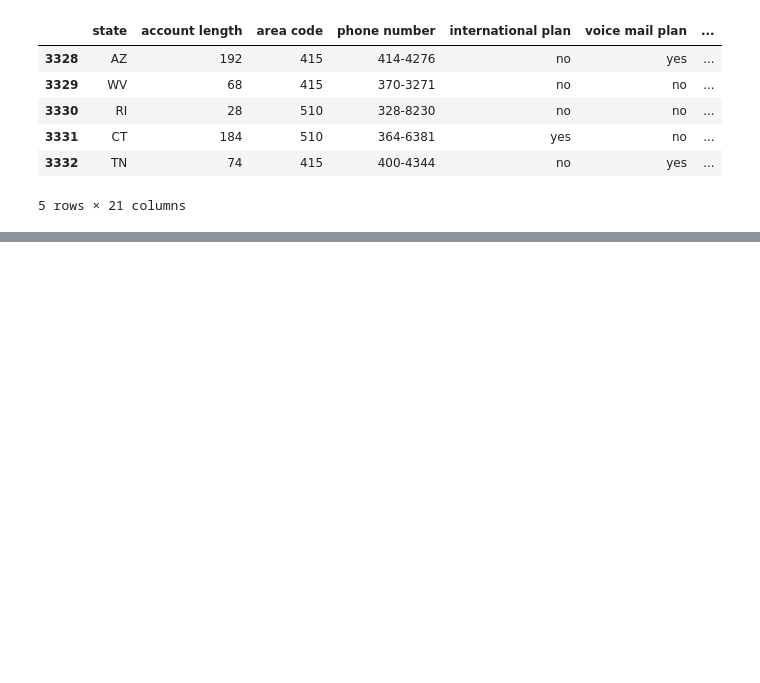
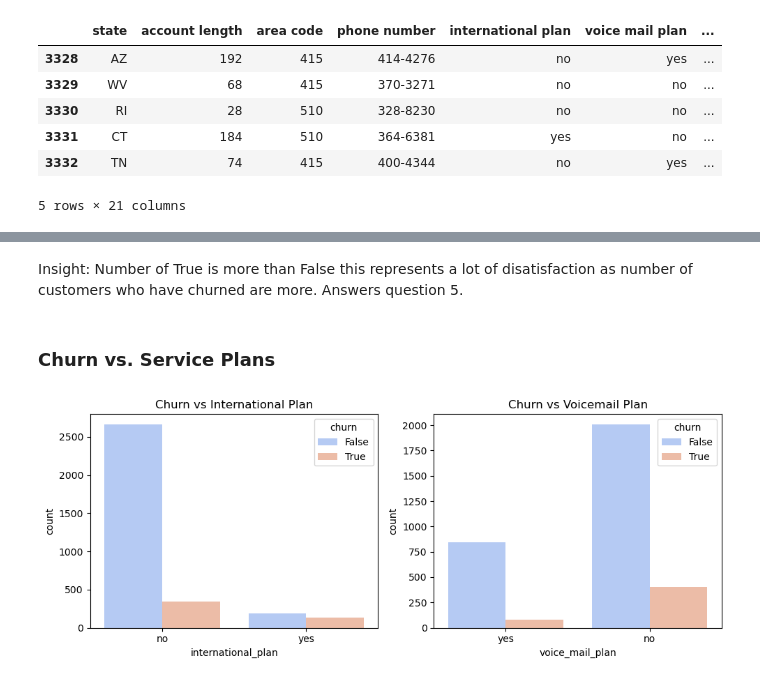
Before and after one commit to Petina-leni/phase_3_project, a Jupyter notebook: phase_3_project.ipynb, the cells around one changed output, grey strips where cells are left out. Cells and saved outputs as stored; diff of their text form; code cells hidden in the pictures; blank space fills up the shorter version.

```diff
--- a/phase_3_project.ipynb
+++ b/phase_3_project.ipynb
@@ -78,0 +499,27 @@ df()
+# %% [markdown]
+Insight: Number of True is more than False this represents a lot of disatisfaction as number of customers who have churned are more.    Answers question 5.
+# %% [markdown]
+### Churn vs. Service Plans
+# %%
+# Convert boolean columns to object (string)
+df["churn"] = df["churn"].astype(str)
+df["international_plan"] = df["international_plan"].astype(str)
+df["voice_mail_plan"] = df["voice_mail_plan"].astype(str)
+
+
+plt.figure(figsize=(10,4))
+
+# Churn vs International Plan
+plt.subplot(1,2,1)
+sns.countplot(x="international_plan", hue="churn", data=df, palette="coolwarm")
+plt.title("Churn vs International Plan")
+
+# Churn vs Voicemail Plan
+plt.subplot(1,2,2)
+sns.countplot(x="voice_mail_plan", hue="churn", data=df, palette="coolwarm")
+plt.title("Churn vs Voicemail Plan")
+
+plt.tight_layout()
+plt.show()
+# %% [output]
+[figure, added]
```
Also changed, not shown: parts of 100 cells of this notebook, 3 other files.
